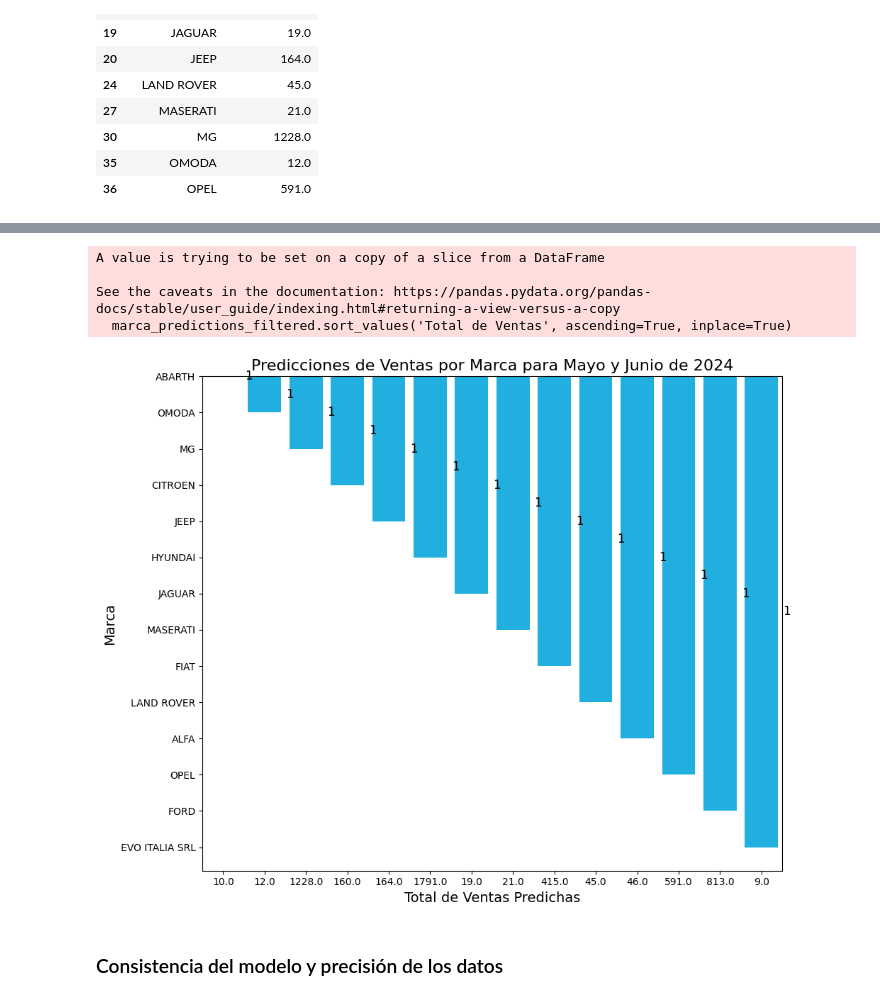
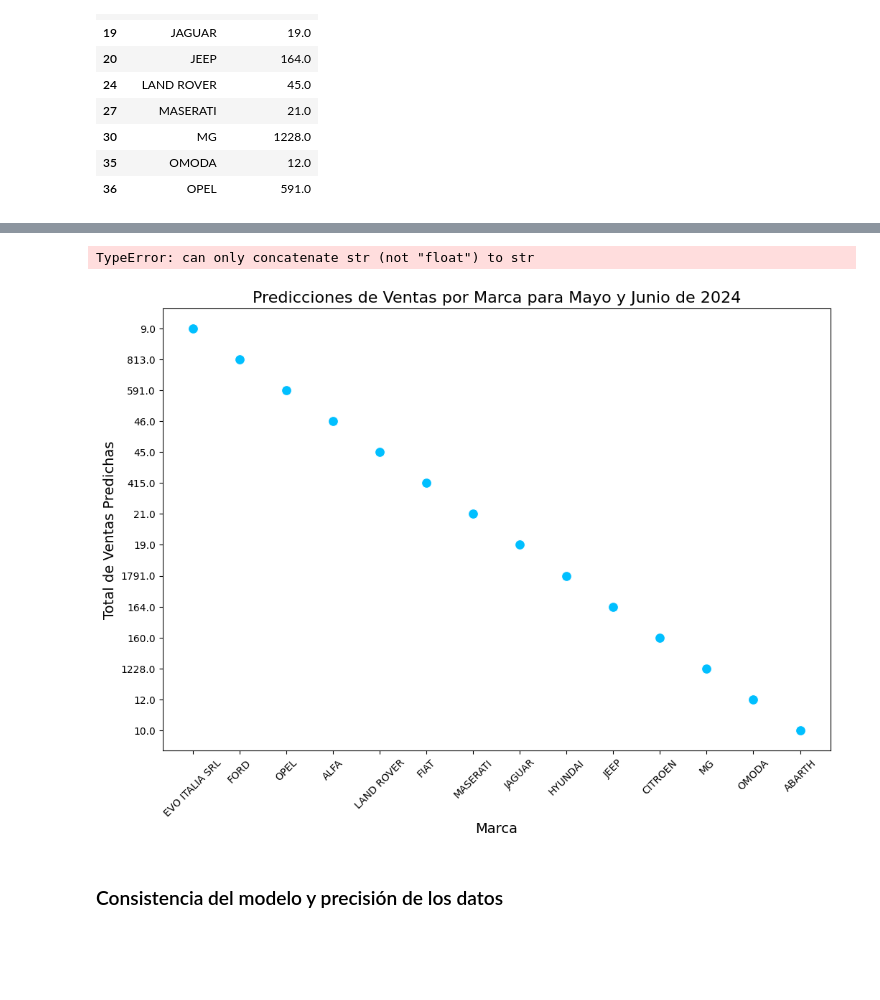
Before and after one commit to Nambu89/Vehicle-Sales-Prediction-Project-in-Spain, a Jupyter notebook: Sales.ipynb, the cells around one changed output, grey strips where cells are left out. Saved outputs shown, nothing was run; the diff lists cells and outputs as text; code cells hidden in the pictures; blank space fills up the shorter version.

```diff
--- a/Sales.ipynb
+++ b/Sales.ipynb
@@ -627,31 +652,29 @@ marca_predictions_filtered[['Marca', 'Total de Ventas']].head()
 # %%
-marca_predictions_filtered.sort_values('Total de Ventas', ascending=True, inplace=True)
+# Ordenar los valores del DataFrame de mayor a menor
+marca_predictions_filtered = marca_predictions_filtered.sort_values('Total de Ventas', ascending=False)
 
 # Crear el gráfico de barras horizontales para las predicciones por marca
-plt.figure(figsize=(10, 8))  # Ajustar el tamaño para adaptarlo al número de marcas
-barplot = sns.barplot(data=marca_predictions_filtered, x='Total de Ventas', y='Marca', color='deepskyblue')
+plt.figure(figsize=(12, 8))  # Ajustar el tamaño para adaptarlo al número de marcas
+sns.scatterplot(data=marca_predictions_filtered, x='Marca', y='Total de Ventas', s=100, color='deepskyblue')
+
+# Añadir etiquetas y título
 plt.title('Predicciones de Ventas por Marca para Mayo y Junio de 2024', fontsize=16)
-plt.xlabel('Total de Ventas Predichas', fontsize=14)
-plt.ylabel('Marca', fontsize=14)
-plt.xticks(fontsize=10)
+plt.ylabel('Total de Ventas Predichas', fontsize=14)
+plt.xlabel('Marca', fontsize=14)
+plt.xticks(rotation=45, fontsize=10)  # Rotar las etiquetas del eje x para mejor legibilidad
 plt.yticks(fontsize=10)
 
-for p in barplot.patches:
-    width = p.get_width()  # Ancho de la barra, que es el valor de las ventas
-    plt.annotate(f'{width:.0f}',  # Mostrar sin decimales en la anotación
-                 (p.get_x() + width, p.get_y() + p.get_height() / 2),  # Posición para la anotación al final de cada barra
-                 ha='left', va='center',  # Alineación de la anotación
-                 xytext=(5, 0), textcoords='offset points',  # Desplazar la anotación ligeramente hacia la derecha
-                 fontsize=12)
+# Añadir anotaciones a cada punto para mostrar los valores exactos de las ventas
+for i, row in marca_predictions_filtered.iterrows():
+    plt.text(x=row.name, y=row['Total de Ventas'] + 0.02,  # Posición del texto justo arriba del punto
+             s=f"{row['Total de Ventas']:.0f}",  # Valor de la venta sin decimales
+             ha='center', va='bottom', fontsize=12)
 
 plt.tight_layout()
 plt.show()
 # %% [output]
-A value is trying to be set on a copy of a slice from a DataFrame
-
-See the caveats in the documentation: https://pandas.pydata.org/pandas-docs/stable/user_guide/indexing.html#returning-a-view-versus-a-copy
-  marca_predictions_filtered.sort_values('Total de Ventas', ascending=True, inplace=True)
+TypeError: can only concatenate str (not "float") to str
-[figure, old version]
+[figure, new version]
 # %% [markdown]
 ### Consistencia del modelo y precisión de los datos
 # %%
```
Also changed, not shown: parts of 4 cells of this notebook.
